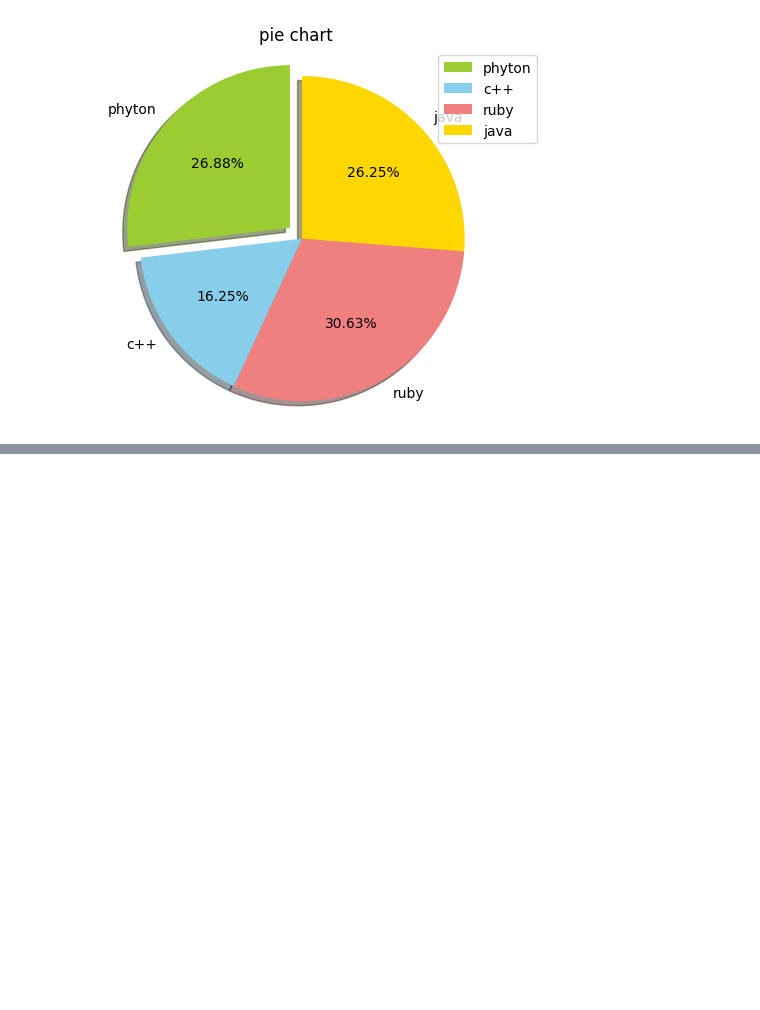
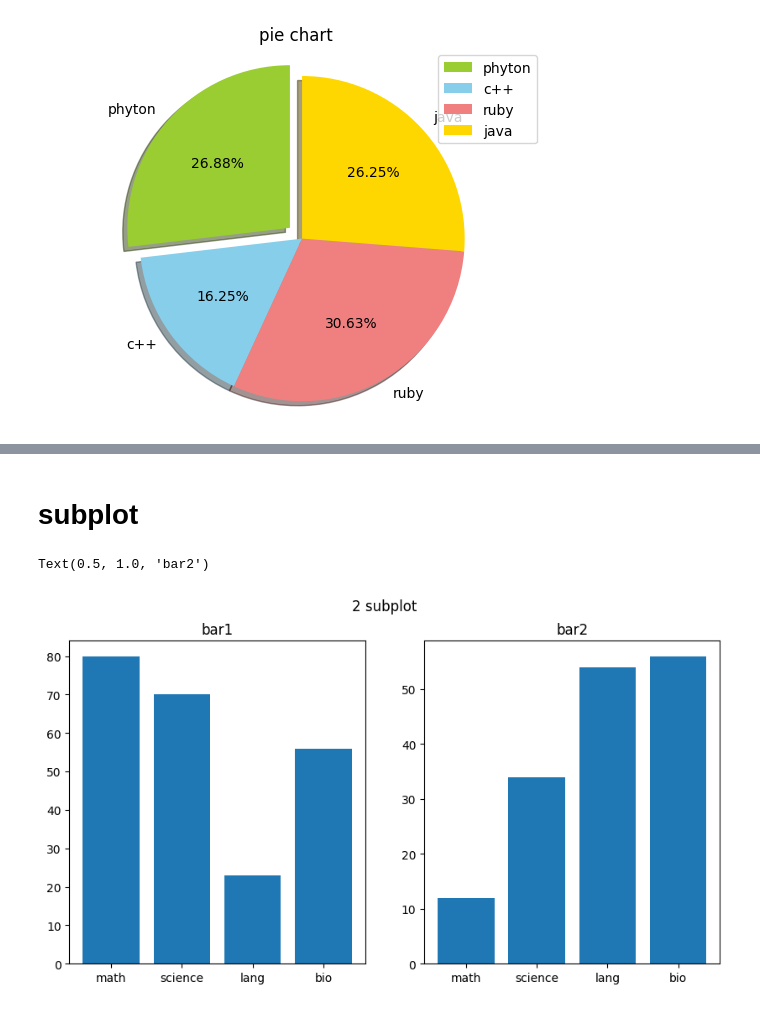
Before and after one commit to s4bih/data-visualisasi, a Jupyter notebook: drawing_graph.ipynb, the cells around one changed output, grey strips where cells are left out. Cells and saved outputs as stored; diff of their text form; code cells hidden in the pictures; blank space fills up the shorter version.

```diff
--- a/drawing_graph.ipynb
+++ b/drawing_graph.ipynb
@@ -136,0 +248,20 @@ plt.show()
+# %% [markdown]
+# **subplot**
+# %%
+plt.figure(figsize=(10,5))
+plt.suptitle('2 subplot')
+
+sub = ['math','science','lang','bio']
+m1 = [80,70,23,56]
+m2 = [12,34,54,56]
+
+plt.subplot(1,2,1)
+plt.bar(sub,m1)
+plt.title('bar1')
+
+plt.subplot(1,2,2)
+plt.bar(sub,m2)
+plt.title('bar2')
+# %% [output]
+Text(0.5, 1.0, 'bar2')
+[figure, added]
```
Also changed, not shown: parts of 12 cells of this notebook.
